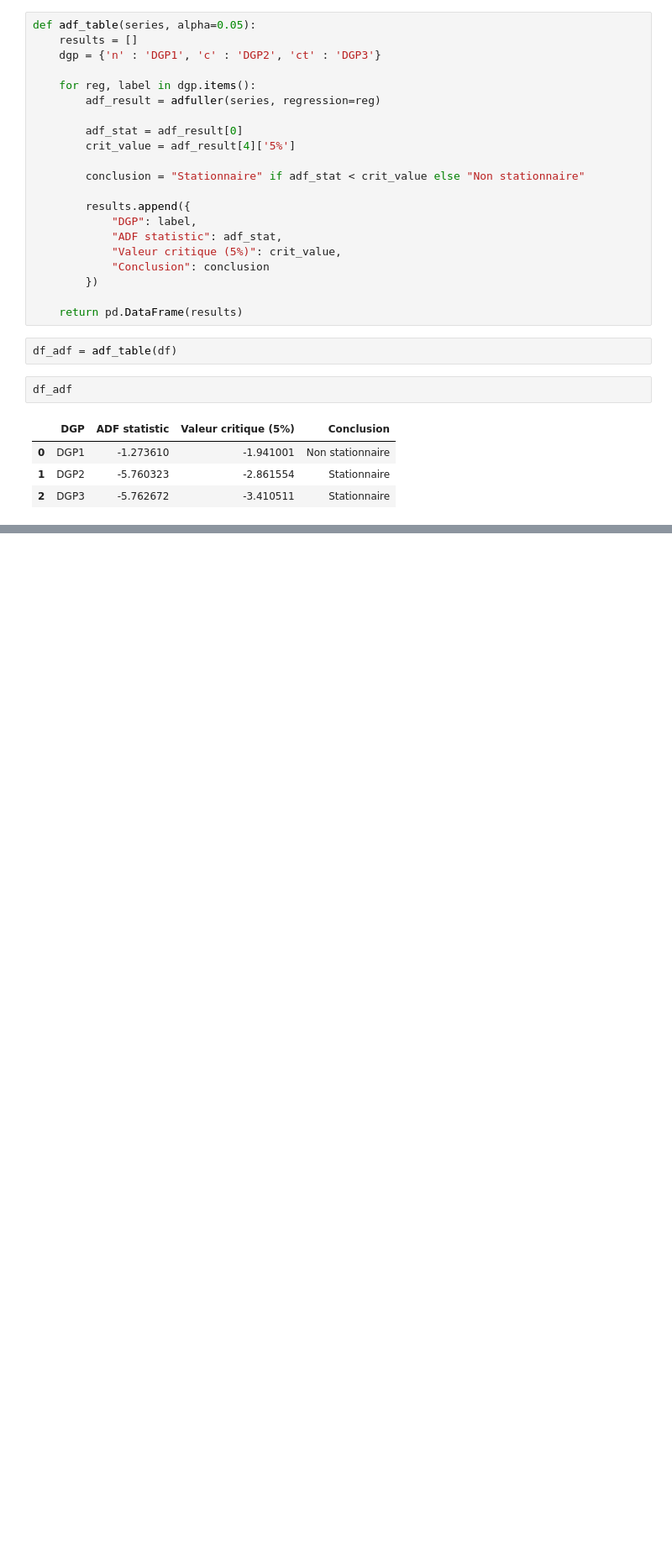
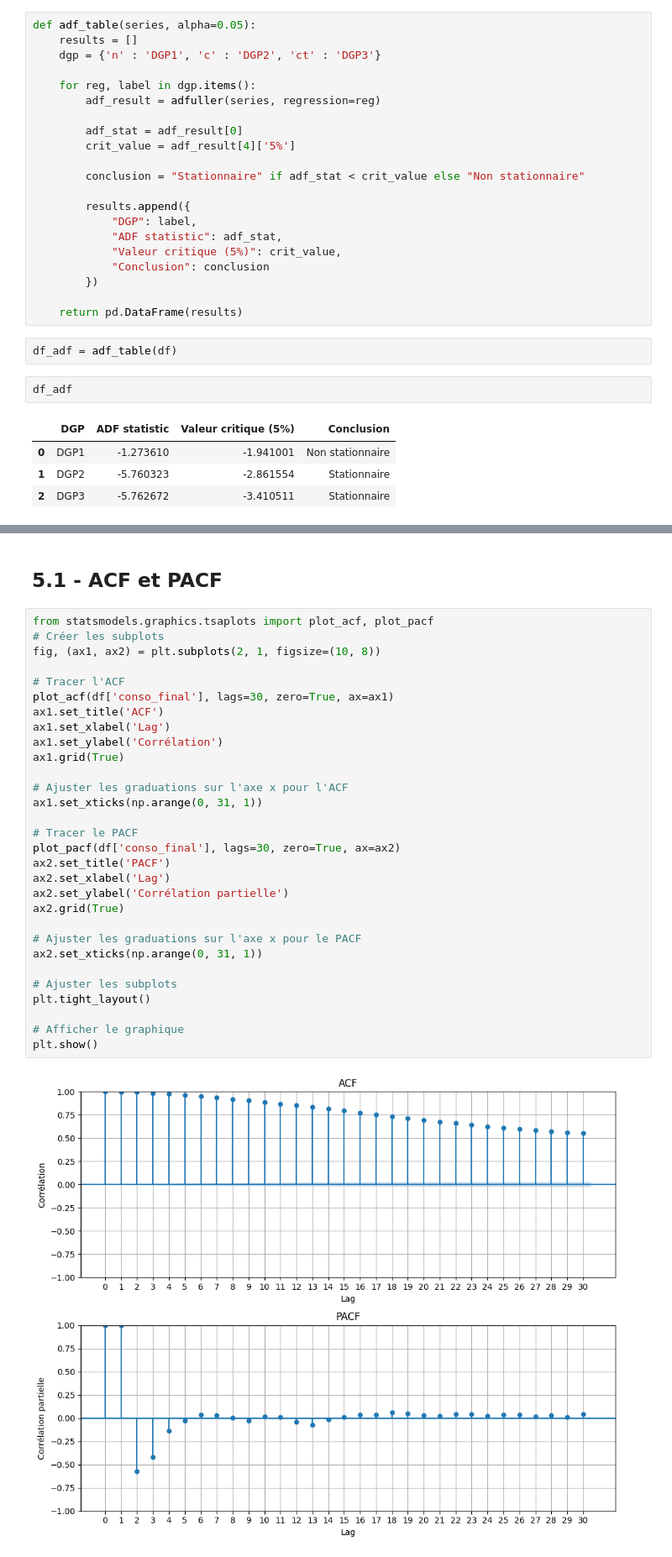
Before and after one commit to angelagrimaud/projet_pythonds, a Jupyter notebook: notebooks/pred_conso.ipynb, the cells around one changed output, grey strips where cells are left out. Shown at 84% size. Cells and saved outputs as stored; diff of their text form; blank space fills up the shorter version.

Commit message:
maj fichier pred_conso

```diff
--- a/notebooks/pred_conso.ipynb
+++ b/notebooks/pred_conso.ipynb
@@ -114,0 +165,34 @@ Chaque modèle dépend d'un ou plusieurs paramètres appelés ordre à détermin
+# %% [markdown]
+## 5.1 - ACF et PACF
+# %%
+from statsmodels.graphics.tsaplots import plot_acf, plot_pacf
+# Créer les subplots
+fig, (ax1, ax2) = plt.subplots(2, 1, figsize=(10, 8))
+
+# Tracer l'ACF
+plot_acf(df['conso_final'], lags=30, zero=True, ax=ax1)
+ax1.set_title('ACF')
+ax1.set_xlabel('Lag')
+ax1.set_ylabel('Corrélation')
+ax1.grid(True)
+
+# Ajuster les graduations sur l'axe x pour l'ACF
+ax1.set_xticks(np.arange(0, 31, 1))
+
+# Tracer le PACF
+plot_pacf(df['conso_final'], lags=30, zero=True, ax=ax2)
+ax2.set_title('PACF')
+ax2.set_xlabel('Lag')
+ax2.set_ylabel('Corrélation partielle')
+ax2.grid(True)
+
+# Ajuster les graduations sur l'axe x pour le PACF
+ax2.set_xticks(np.arange(0, 31, 1))
+
+# Ajuster les subplots
+plt.tight_layout()
+
+# Afficher le graphique
+plt.show()
+# %% [output]
+[figure, added]
```
Also changed, not shown: parts of 20 cells of this notebook.
